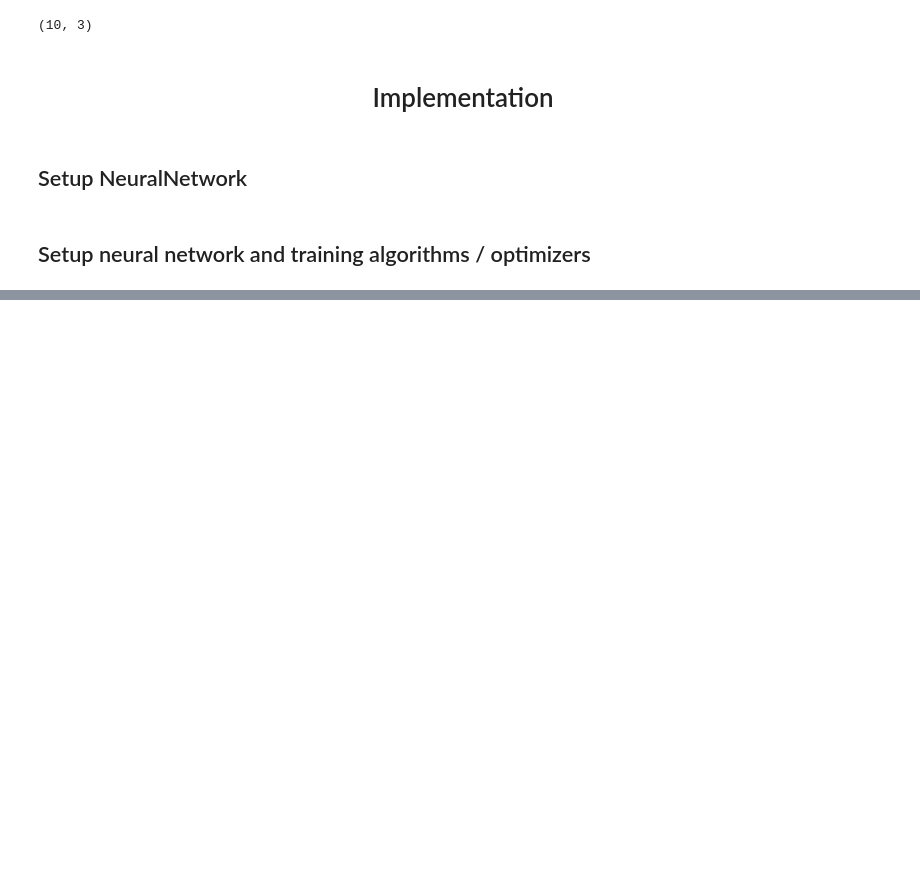
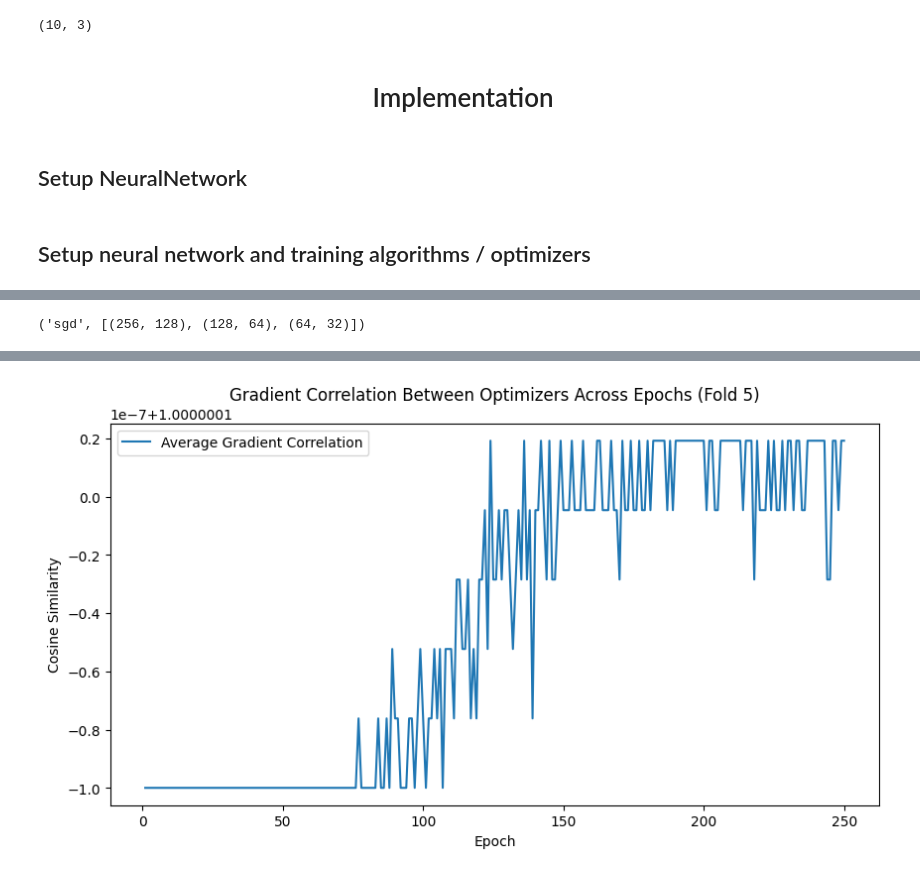
Before and after one commit to idzingirai/hybrid-learning-in-neural-networks-for-almond-classification, a Jupyter notebook: notebook/u20536951.ipynb, the cells around one changed output, grey strips where cells are left out. Drawn from its saved outputs; the diff is of its cells as text; code cells hidden in the pictures; blank space fills up the shorter version.

```diff
--- a/notebook/u20536951.ipynb
+++ b/notebook/u20536951.ipynb
@@ -700,14 +659,20 @@ def grid_search(
+# %%
+optimizer_names = ['rprop', 'sgd']
+
+optimizer_best_accuracy = {}
+optimizer_best_lr = {}
+optimizer_best_hidden_layers = {}
+optimizer_accuracies = {}
+optimizer_losses = {}
 # %%
-optimizer_names = ['rprop', 'sgd', 'adam', 'rmsprop']
-
 for optimizer_name in optimizer_names:
     print('===' * 3 + f'PERFORMING GRID SEARCH FOR OPTIMIZER {optimizer_name.upper()}' + '===' * 3)
 
-    grid_search(
+    accuracies, losses, best_key, best_accuracy = grid_search(
         seed=999,
         num_of_splits=5,
         param_grid={
-            'learning_rate': [0.003, 0.00415, 0.00515, 0.006, 0.00615],
+            'learning_rate': [0.003, 0.00415, 0.006],
             'hidden_layers': [
                 [(512, 256), (256, 128), (128, 64), (64, 32), (32, 16)],
                 [(256, 128), (128, 64), (64, 32)],
@@ -718,4 +683,11 @@ for optimizer_name in optimizer_names:
         optimizer_name=optimizer_name,
         optimizer_momentum=0.5
     )
+
+    optimizer_best_accuracy[optimizer_name] = best_accuracy
+    optimizer_best_lr[optimizer_name] = best_key['learning_rate']
+    optimizer_best_hidden_layers[optimizer_name] = best_key['hidden_layers']
+    optimizer_accuracies[optimizer_name] = accuracies
+    optimizer_losses[optimizer_name] = losses
+
     print('=' * 60 + '\n')
@@ -747,0 +694,6 @@ Accuracy and Loss heatmaps saved to C:\Users\ished\Desktop\TUKS\COS 711 - Artifi
+# %%
+best_optimizer_name = max(optimizer_best_accuracy, key=optimizer_best_accuracy.get)
+hybrid_hidden_layers = optimizer_best_hidden_layers[best_optimizer_name]
+best_optimizer_name, hybrid_hidden_layers
+# %% [output]
+('sgd', [(256, 128), (128, 64), (64, 32)])
@@ -747,0 +852,5 @@ Accuracy and Loss heatmaps saved to C:\Users\ished\Desktop\TUKS\COS 711 - Artifi
+# %%
+training_accuracies, training_losses_over_epochs = hybrid(999, 5, 250)
+optimizer_accuracies['hybrid'] = training_accuracies
+optimizer_losses['hybrid'] = training_losses_over_epochs
+# %% [output]
@@ -747,0 +858 @@ Accuracy and Loss heatmaps saved to C:\Users\ished\Desktop\TUKS\COS 711 - Artifi
+[figure, added]
```
Also changed, not shown: parts of 19 cells of this notebook, 22 other files.
